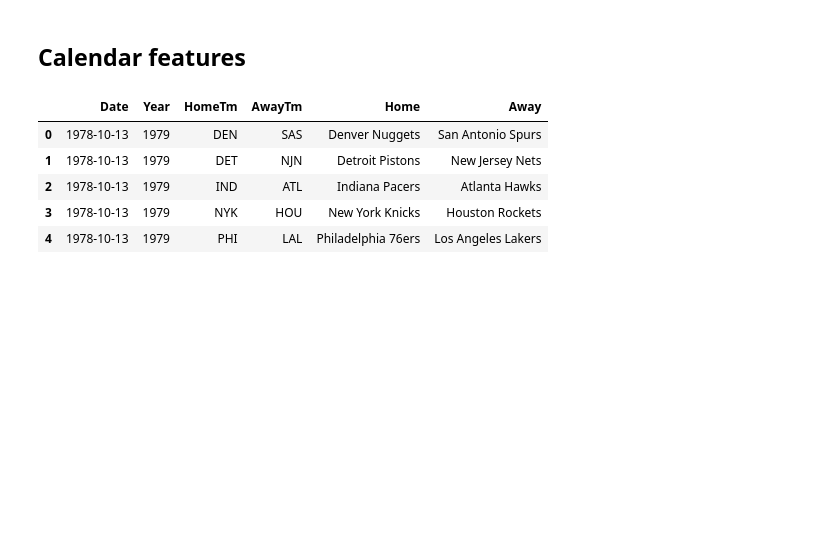
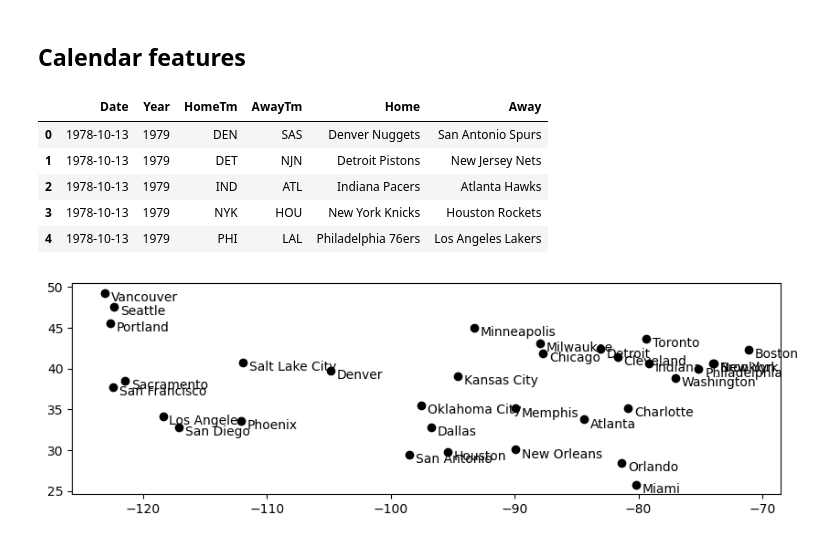
Before and after one commit to martinbog19/balling-on-the-edge, a Jupyter notebook: calendar_features.ipynb, the cells around one changed output. Saved outputs shown, nothing was run; the diff lists cells and outputs as text; code cells hidden in the pictures; blank space fills up the shorter version.

```diff
--- a/calendar_features.ipynb
+++ b/calendar_features.ipynb
@@ -34,0 +54,17 @@ data.head()
+# %%
+# Load and clean the city coordinates data -- add Canadian teams, keep higher population cities
+cits, lats, lngs = ['Toronto', 'Vancouver'], [43.6532, 49.2827], [-79.3832, -123.1207] # Canadian cities
+cities = pd.read_csv('data/uscities.csv')[['city', 'lat', 'lng', 'population']]
+cities = pd.concat([cities, pd.DataFrame(zip(cits, lats, lngs, [1e9, 1e9]), columns = ['city', 'lat', 'lng', 'population'])]).sort_values('population', ascending = False).reset_index(drop = True)
+cities = cities.drop_duplicates(subset = 'city', keep = 'first')
+# %%
+# Sanity check: cities distribution in the US
+plt.figure(figsize = (10, 3))
+for city in np.unique(list(cityMap.values())) :
+
+    cityxy = cities.copy()[cities['city'] == city]
+    x, y = cityxy['lng'].values[0], cityxy['lat'].values[0]
+    plt.scatter(x, y, c = 'k')
+    plt.annotate(city, xy = (x + 0.5, y - 1))
+# %% [output]
+[figure, added]
```
Also changed, not shown: parts of 23 cells of this notebook, 5 other files.
